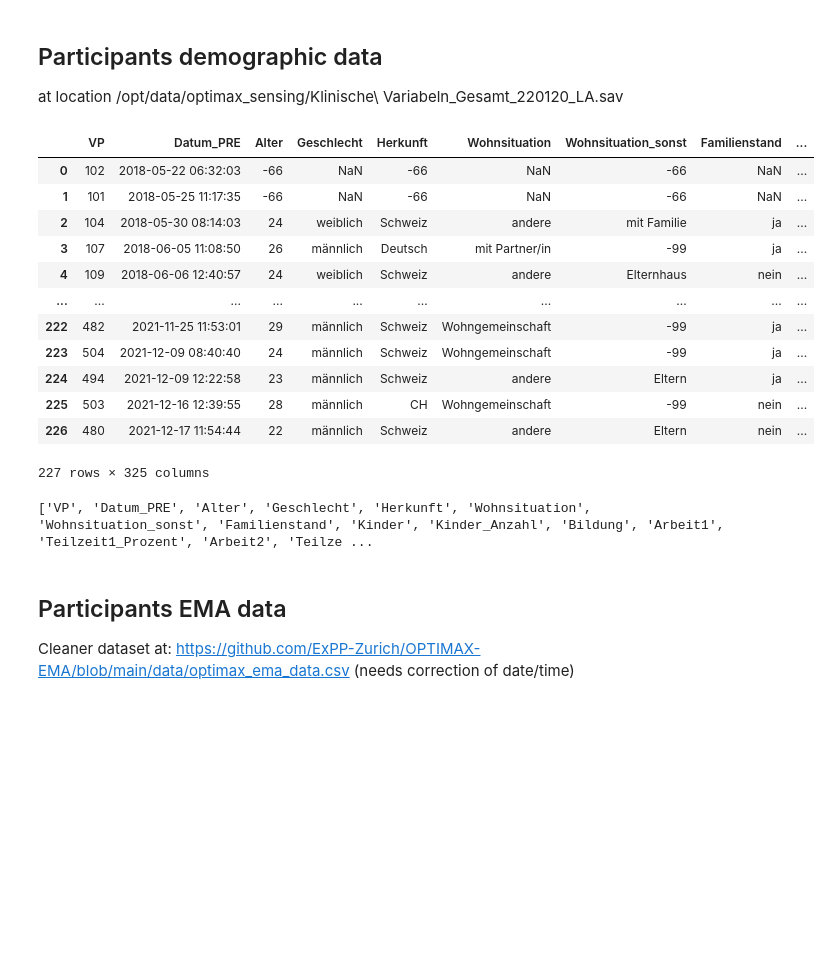
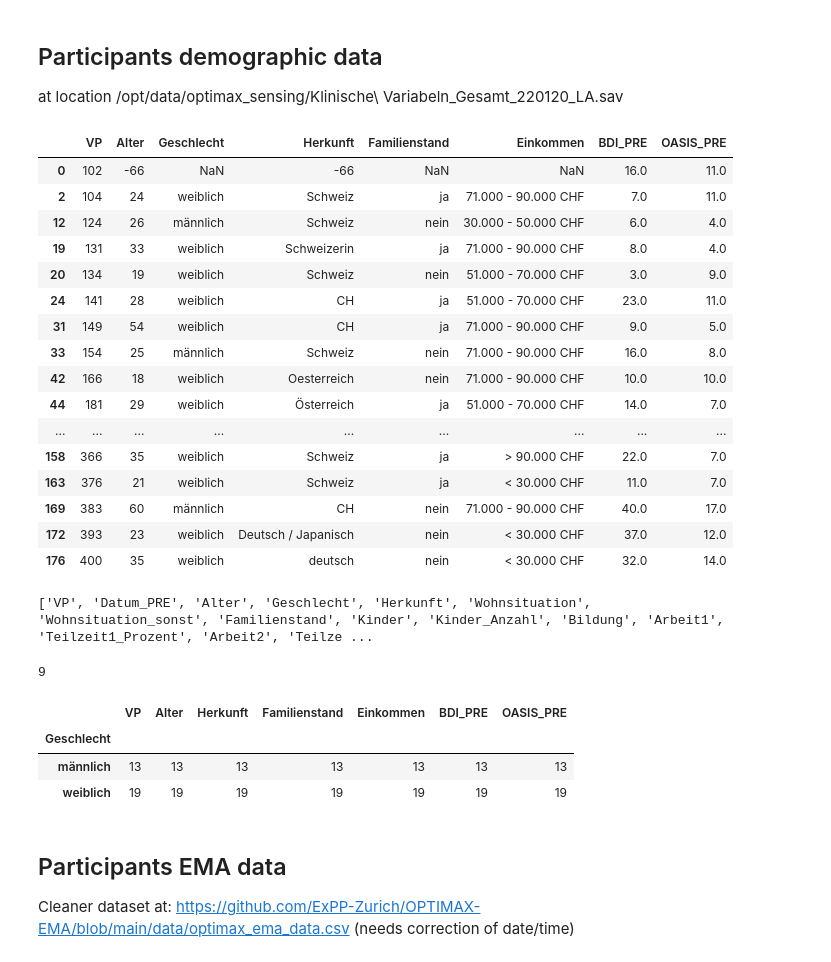
Before and after one commit to trelium/OPTIMAX-sensing, a Jupyter notebook: src/data/targets_wrangling.ipynb, the cells around one changed output. Saved outputs shown, nothing was run; the diff lists cells and outputs as text; code cells hidden in the pictures; blank space fills up the shorter version.

```diff
--- a/src/data/targets_wrangling.ipynb
+++ b/src/data/targets_wrangling.ipynb
@@ -103,21 +302,29 @@ at location  /opt/data/optimax_sensing/Klinische\ Variabeln_Gesamt_220120_LA.sav
 # %%
 # https://github.com/Roche/pyreadstat
 import pandas as pd
 df = pd.read_spss("/opt/data/optimax_sensing/Klinische Variabeln_Gesamt_220120_LA.sav")
-df.columns
+df = df[df['VP'].isin(pspart)]
+df = df[['VP','Alter','Geschlecht','Herkunft','Familienstand','Einkommen','BDI_PRE','OASIS_PRE']]
+#df.columns = ['VP','Age','Gender','Nationality','MaritalStatus','Income']
+#alter age Geschlecht gender Herkunft nationality Einkommen income Familienstand marital status #Bildung
+df
 # %% [output]
-|  | VP | Datum_PRE | Alter | Geschlecht | Herkunft | Wohnsituation | Wohnsituation_sonst | Familienstand | ... |
-| 0 | 102 | 2018-05-22 06:32:03 | -66 | NaN | -66 | NaN | -66 | NaN | ... |
-| 1 | 101 | 2018-05-25 11:17:35 | -66 | NaN | -66 | NaN | -66 | NaN | ... |
-| 2 | 104 | 2018-05-30 08:14:03 | 24 | weiblich | Schweiz | andere | mit Familie | ja | ... |
-| 3 | 107 | 2018-06-05 11:08:50 | 26 | männlich | Deutsch | mit Partner/in | -99 | ja | ... |
-| 4 | 109 | 2018-06-06 12:40:57 | 24 | weiblich | Schweiz | andere | Elternhaus | nein | ... |
-| ... | ... | ... | ... | ... | ... | ... | ... | ... | ... |
-| 222 | 482 | 2021-11-25 11:53:01 | 29 | männlich | Schweiz | Wohngemeinschaft | -99 | ja | ... |
-| 223 | 504 | 2021-12-09 08:40:40 | 24 | männlich | Schweiz | Wohngemeinschaft | -99 | ja | ... |
-| 224 | 494 | 2021-12-09 12:22:58 | 23 | männlich | Schweiz | andere | Eltern | ja | ... |
-| 225 | 503 | 2021-12-16 12:39:55 | 28 | männlich | CH | Wohngemeinschaft | -99 | nein | ... |
-| 226 | 480 | 2021-12-17 11:54:44 | 22 | männlich | Schweiz | andere | Eltern | nein | ... |
+|  | VP | Alter | Geschlecht | Herkunft | Familienstand | Einkommen | BDI_PRE | OASIS_PRE |
+| 0 | 102 | -66 | NaN | -66 | NaN | NaN | 16.0 | 11.0 |
+| 2 | 104 | 24 | weiblich | Schweiz | ja | 71.000 - 90.000 CHF | 7.0 | 11.0 |
+| 12 | 124 | 26 | männlich | Schweiz | nein | 30.000 - 50.000 CHF | 6.0 | 4.0 |
+| 19 | 131 | 33 | weiblich | Schweizerin | ja | 71.000 - 90.000 CHF | 8.0 | 4.0 |
+| 20 | 134 | 19 | weiblich | Schweiz | nein | 51.000 - 70.000 CHF | 3.0 | 9.0 |
+| 24 | 141 | 28 | weiblich | CH | ja | 51.000 - 70.000 CHF | 23.0 | 11.0 |
+| 31 | 149 | 54 | weiblich | CH | ja | 71.000 - 90.000 CHF | 9.0 | 5.0 |
+| 33 | 154 | 25 | männlich | Schweiz | nein | 71.000 - 90.000 CHF | 16.0 | 8.0 |
+| 42 | 166 | 18 | weiblich | Oesterreich | nein | 71.000 - 90.000 CHF | 10.0 | 10.0 |
+| 44 | 181 | 29 | weiblich | Österreich | ja | 51.000 - 70.000 CHF | 14.0 | 7.0 |
+| ... | ... | ... | ... | ... | ... | ... | ... | ... |
+| 158 | 366 | 35 | weiblich | Schweiz | ja | > 90.000 CHF | 22.0 | 7.0 |
+| 163 | 376 | 21 | weiblich | Schweiz | ja | < 30.000 CHF | 11.0 | 7.0 |
+| 169 | 383 | 60 | männlich | CH | nein | 71.000 - 90.000 CHF | 40.0 | 17.0 |
+| 172 | 393 | 23 | weiblich | Deutsch / Japanisch | nein | < 30.000 CHF | 37.0 | 12.0 |
+| 176 | 400 | 35 | weiblich | deutsch | nein | < 30.000 CHF | 32.0 | 14.0 |
-227 rows × 325 columns
 # %%
 print(list(df.columns))
@@ -125,5 +331,18 @@ print(list(df.columns))
 # %% [output]
 ['VP', 'Datum_PRE', 'Alter', 'Geschlecht', 'Herkunft', 'Wohnsituation', 'Wohnsituation_sonst', 'Familienstand', 'Kinder', 'Kinder_Anzahl', 'Bildung', 'Arbeit1', 'Teilzeit1_Prozent', 'Arbeit2', 'Teilze ...
+# %%
+
+len((df[(df['BDI_PRE']>=19) & (df['BDI_PRE']<=29)]))
+#len(df[df['Einkommen']=='> 90.000 CHF'])
+# %% [output]
+9
+# %%
+df.groupby(['Geschlecht']).count()
+# %% [output]
+|  | VP | Alter | Herkunft | Familienstand | Einkommen | BDI_PRE | OASIS_PRE |
+| Geschlecht |  |  |  |  |  |  |  |
+| männlich | 13 | 13 | 13 | 13 | 13 | 13 | 13 |
+| weiblich | 19 | 19 | 19 | 19 | 19 | 19 | 19 |
 # %% [markdown]
 ## Participants EMA data
 
```
Also changed, not shown: parts of 22 cells of this notebook, 3 other files.
